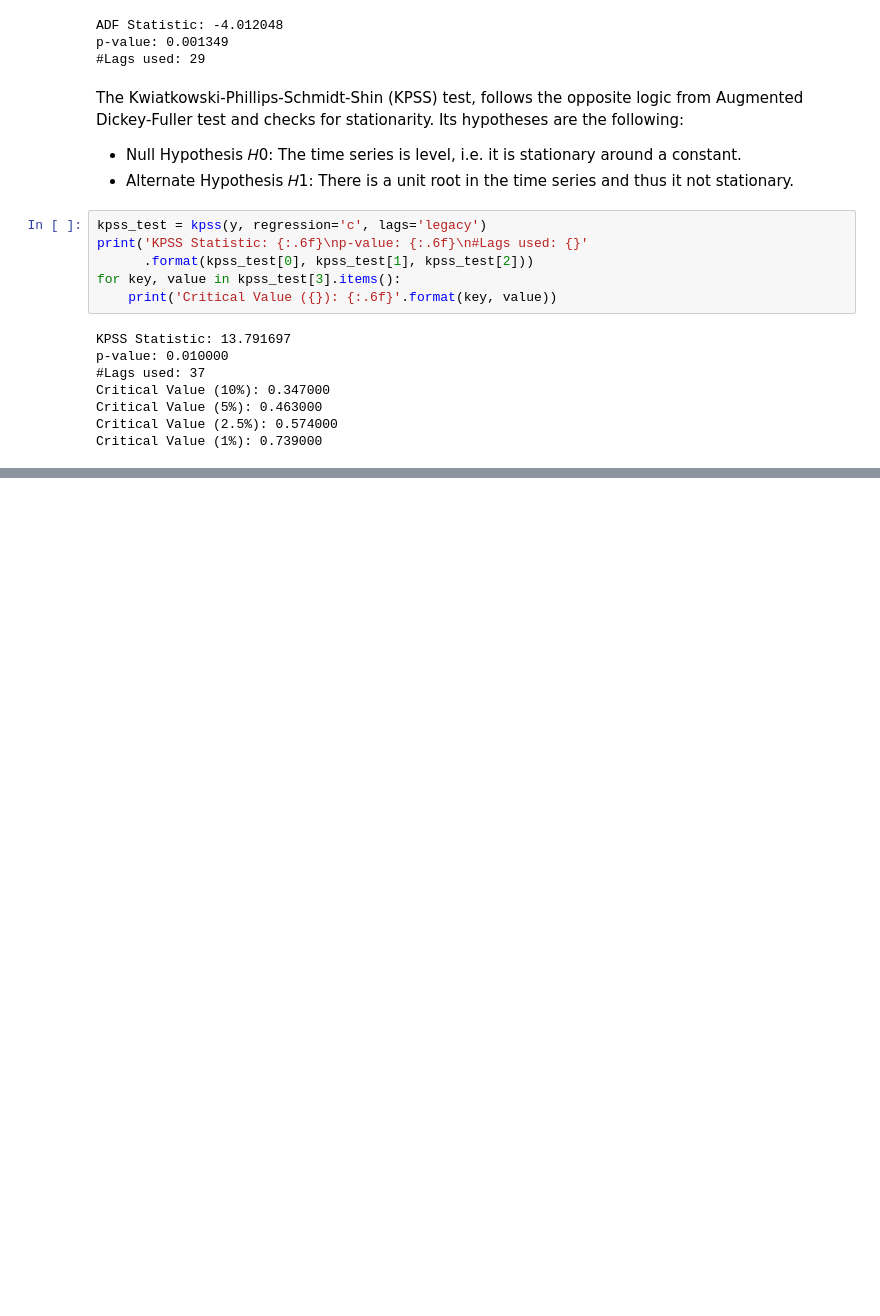
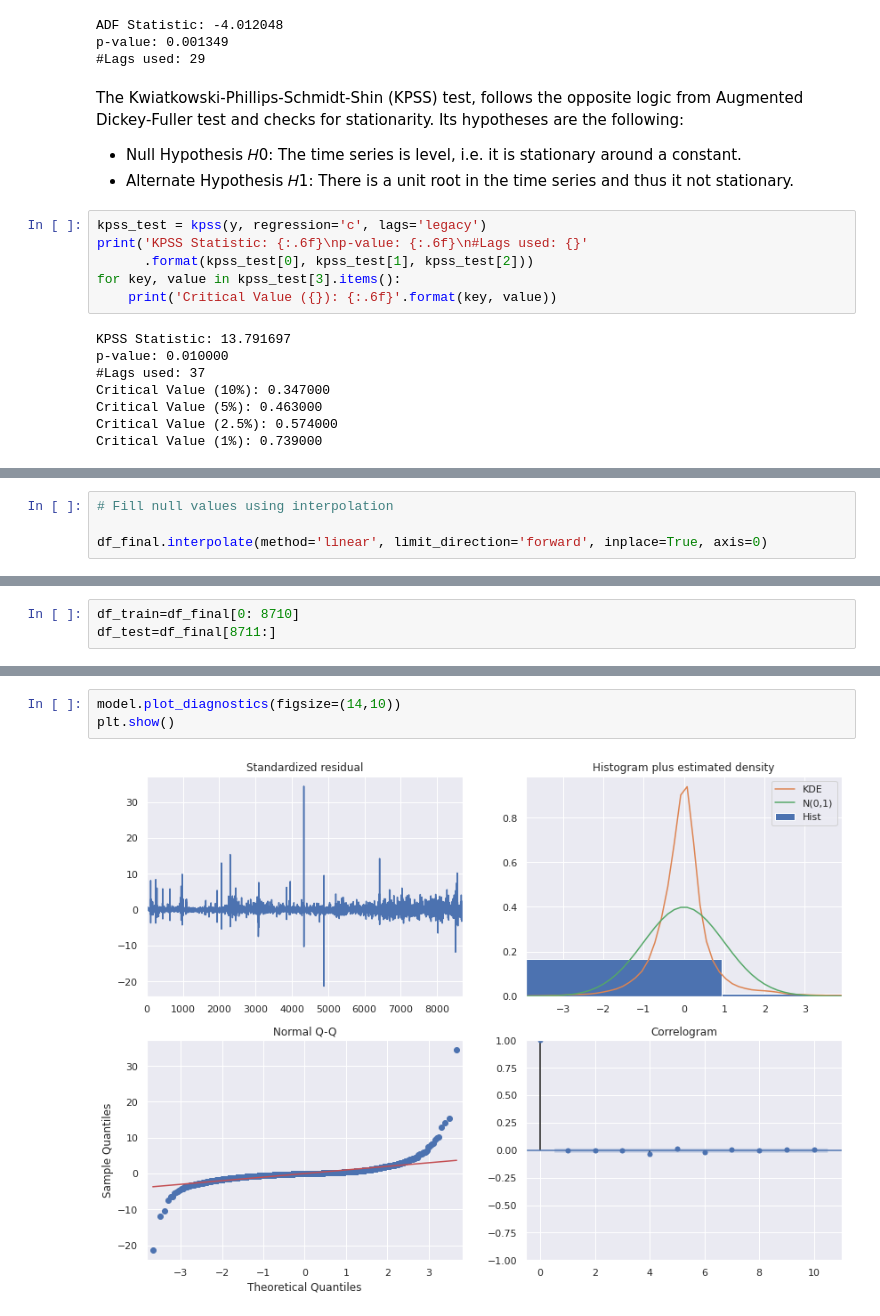
Before and after one commit to lgfx/CRP, a Jupyter notebook: CRP.ipynb, the cells around one changed output, grey strips where cells are left out. Saved outputs shown, nothing was run; the diff lists cells and outputs as text; blank space fills up the shorter version.

```diff
--- a/CRP.ipynb
+++ b/CRP.ipynb
@@ -656,0 +696,4 @@ Critical Value (1%): 0.739000
+# %%
+# Fill null values using interpolation
+
+df_final.interpolate(method='linear', limit_direction='forward', inplace=True, axis=0)
@@ -656,0 +716,3 @@ Critical Value (1%): 0.739000
+# %%
+df_train=df_final[0: 8710]
+df_test=df_final[8711:]
@@ -656,0 +846,5 @@ Critical Value (1%): 0.739000
+# %%
+model.plot_diagnostics(figsize=(14,10))
+plt.show()
+# %% [output]
+[figure, added]
```
Also changed, not shown: parts of 17 cells of this notebook.
